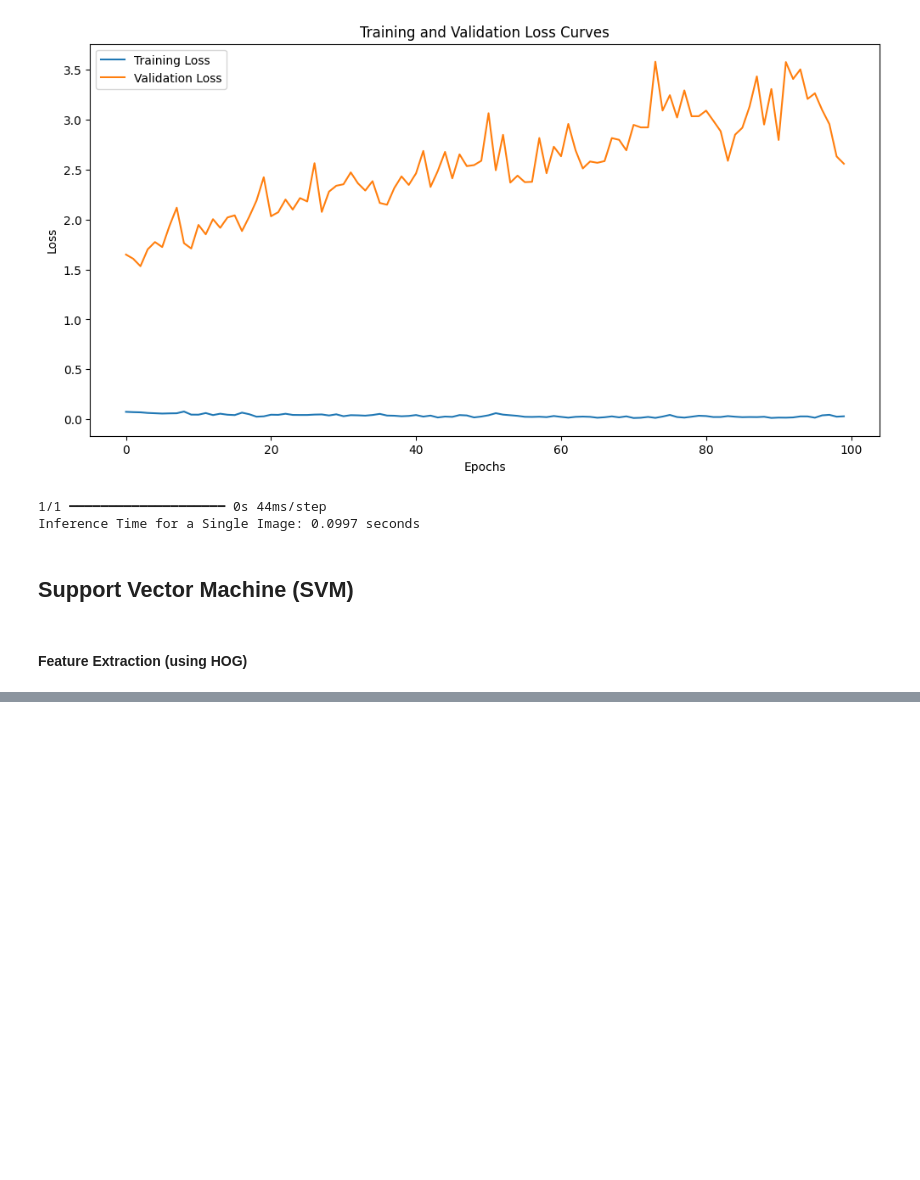
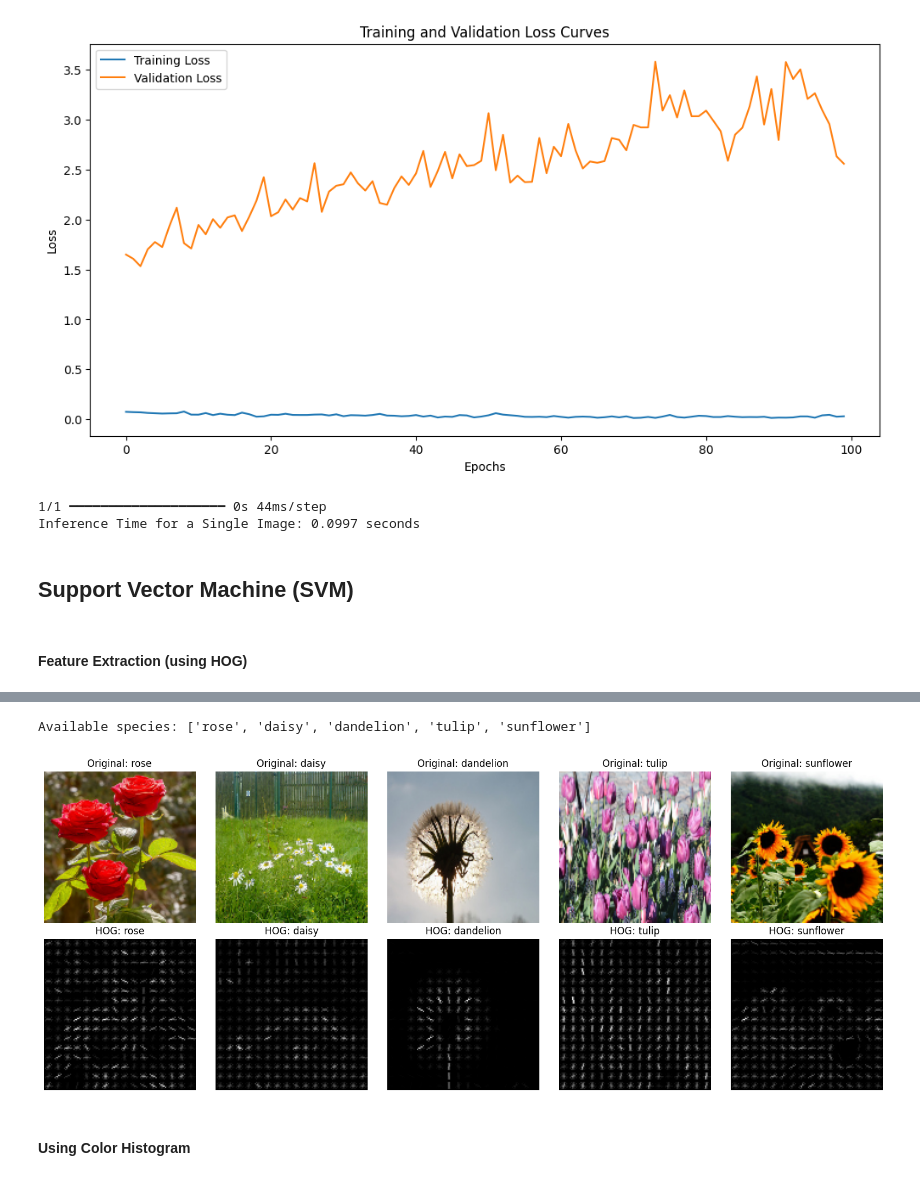
Before and after one commit to 1211307539/Flower-Classification, a Jupyter notebook: flower.ipynb, the cells around one changed output, grey strips where cells are left out. Cells and saved outputs as stored; diff of their text form; code cells hidden in the pictures; blank space fills up the shorter version.

```diff
--- a/flower.ipynb
+++ b/flower.ipynb
@@ -310,6 +302,10 @@ from sklearn.svm import SVC
 from sklearn.model_selection import GridSearchCV, learning_curve
 import cv2
 # SVM requires 2D input (n_samples, n_features)
+# %%
+# Set dataset path
+dataset_path = pathlib.Path("./Flower-Classification/flowers")
+classes = os.listdir(dataset_path)
 # %%
 def load_images_and_labels(dataset_path, img_size=(128, 128)):
     images = []
@@ -496,0 +334,68 @@ import joblib
+# %%
+from skimage.feature import hog
+from skimage import color
+
+# dataset_path = "/content/Flower-Classification/flowers"
+
+# List all species (subfolders)
+species = os.listdir(dataset_path)
+print(f"Available species: {species}")
+
+# Initialize containers for original and HOG images
+original_images = []
+hog_images = []
+titles = []
+
+# Process 1 sample from each species
+for specie in species:
+    specie_folder = os.path.join(dataset_path, specie)
+    # Pick a random image from the folder
+    image_file = random.choice(os.listdir(specie_folder))
+    image_path = os.path.join(specie_folder, image_file)
+
+    # Load the image
+    image = cv2.imread(image_path)
+    if image is None:
+        print(f"Failed to load image: {image_path}")
+        continue
+
+    # Resize and convert to grayscale
+    image_resized = cv2.resize(image, (128, 128))
+    gray_image = cv2.cvtColor(image_resized, cv2.COLOR_BGR2GRAY)
+
+    # Extract HOG features
+    hog_features, hog_image = hog(
+        gray_image,
+        orientations=9,
+        pixels_per_cell=(8, 8),
+        cells_per_block=(2, 2),
+        visualize=True,
+        channel_axis=None,
+    )
+
+    # Store results
+    original_images.append(image_resized)
+    hog_images.append(hog_image)
+    titles.append(specie)
+
+# Display results
+fig, axes = plt.subplots(2, len(species), figsize=(15, 6))
+
+for i in range(len(species)):
+    # Original image
+    axes[0, i].imshow(cv2.cvtColor(original_images[i], cv2.COLOR_BGR2RGB))
+    axes[0, i].set_title(f"Original: {titles[i]}")
+    axes[0, i].axis("off")
+
+    # HOG-transformed image
+    axes[1, i].imshow(hog_images[i], cmap="gray")
+    axes[1, i].set_title(f"HOG: {titles[i]}")
+    axes[1, i].axis("off")
+
+plt.tight_layout()
+plt.show()
+# %% [output]
+Available species: ['rose', 'daisy', 'dandelion', 'tulip', 'sunflower']
+[figure, added]
+# %% [markdown]
+#### Using Color Histogram
```
Also changed, not shown: parts of 46 cells of this notebook.
